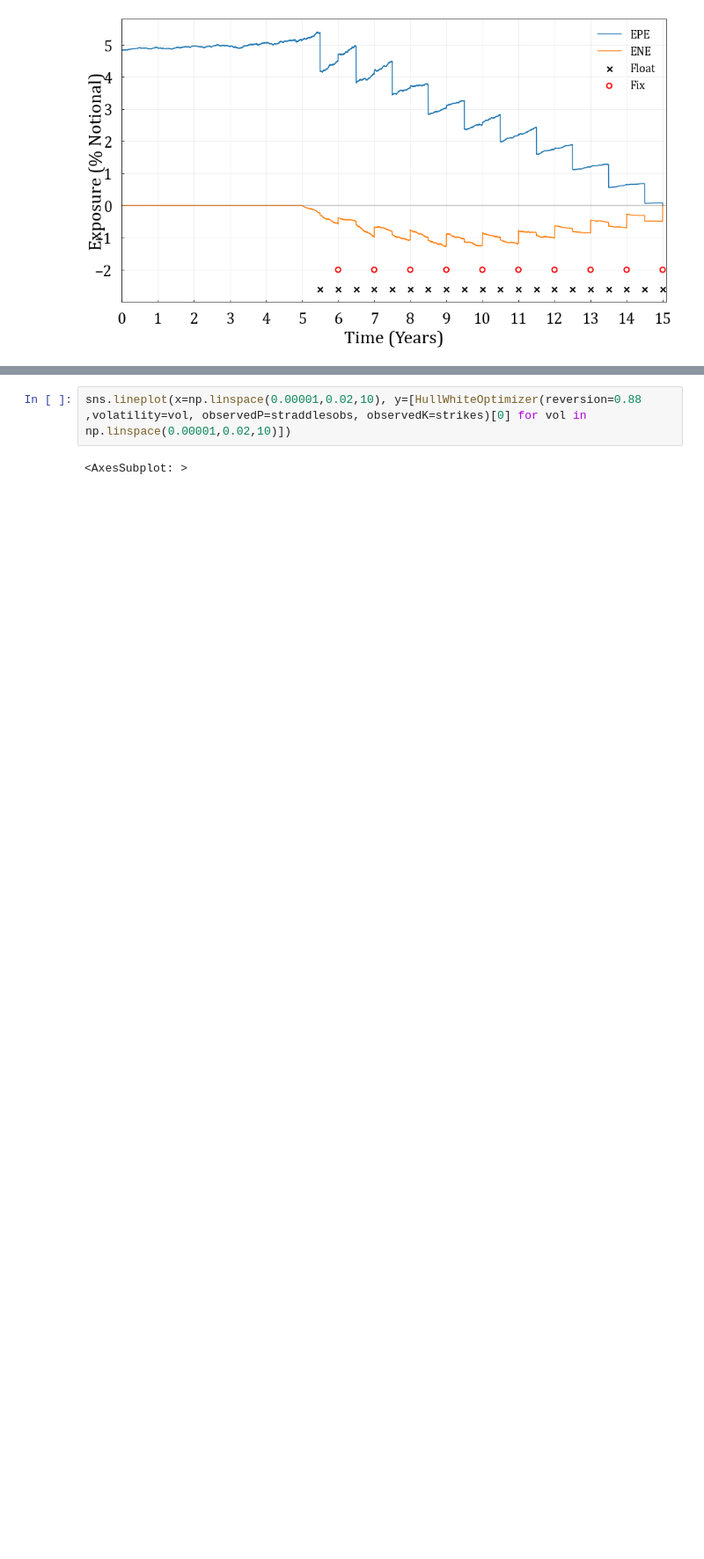
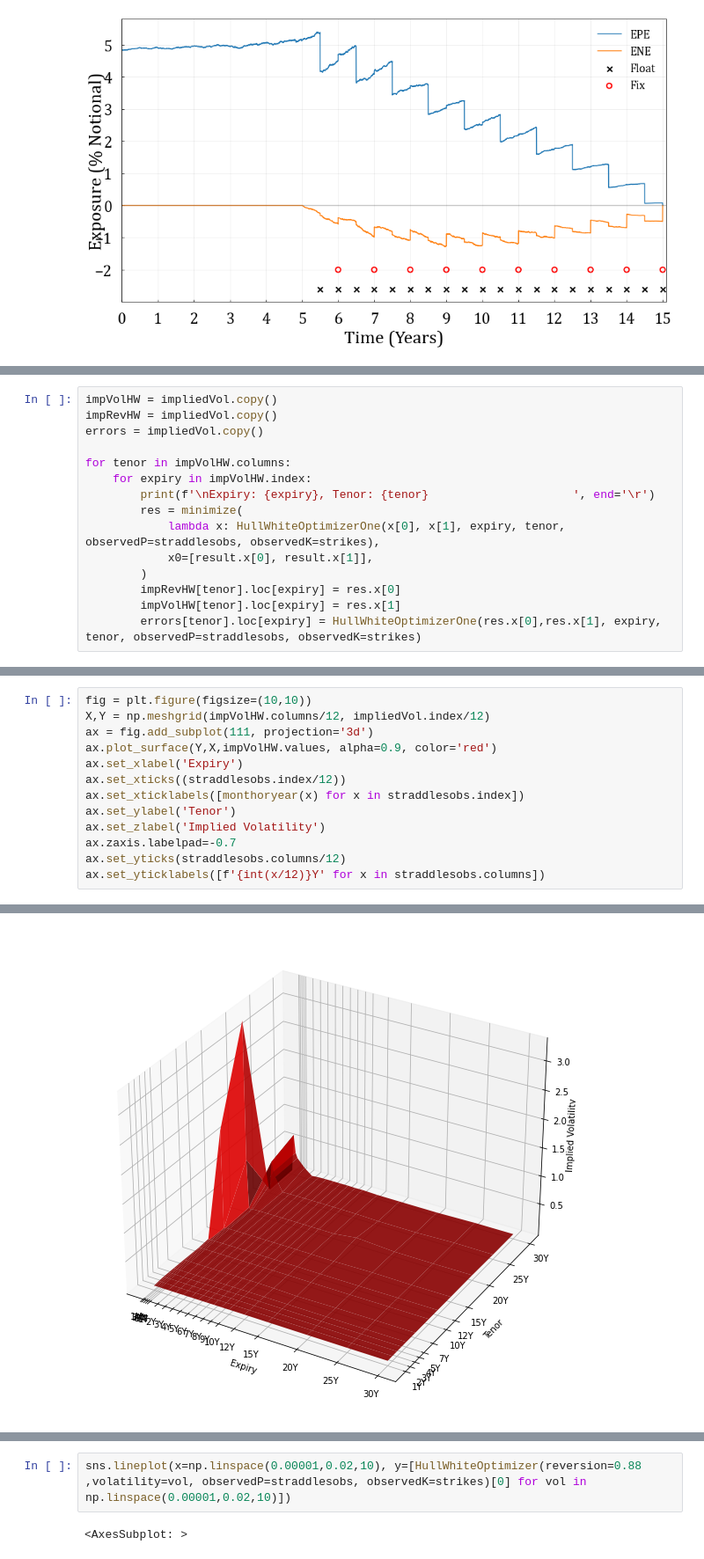
Before and after one commit to Eskild-afk/MasterThesis, a Jupyter notebook: quikMaths.ipynb, the cells around one changed output, grey strips where cells are left out. Shown at 88% size. Drawn from its saved outputs; the diff is of its cells as text; blank space fills up the shorter version.

```diff
--- a/quikMaths.ipynb
+++ b/quikMaths.ipynb
@@ -502,0 +452,15 @@ HW.ZCB(0,10),HW.marketZCB(10)
+# %%
+impVolHW = impliedVol.copy()
+impRevHW = impliedVol.copy()
+errors = impliedVol.copy()
+
+for tenor in impVolHW.columns:
+    for expiry in impVolHW.index:
+        print(f'\nExpiry: {expiry}, Tenor: {tenor}                     ', end='\r')
+        res = minimize(
+            lambda x: HullWhiteOptimizerOne(x[0], x[1], expiry, tenor, observedP=straddlesobs, observedK=strikes),
+            x0=[result.x[0], result.x[1]],
+        )
+        impRevHW[tenor].loc[expiry] = res.x[0]
+        impVolHW[tenor].loc[expiry] = res.x[1]
+        errors[tenor].loc[expiry] = HullWhiteOptimizerOne(res.x[0],res.x[1], expiry, tenor, observedP=straddlesobs, observedK=strikes)
@@ -502,0 +481,14 @@ HW.ZCB(0,10),HW.marketZCB(10)
+# %%
+fig = plt.figure(figsize=(10,10))
+X,Y = np.meshgrid(impVolHW.columns/12, impliedVol.index/12)
+ax = fig.add_subplot(111, projection='3d')
+ax.plot_surface(Y,X,impVolHW.values, alpha=0.9, color='red')
+ax.set_xlabel('Expiry')
+ax.set_xticks((straddlesobs.index/12))
+ax.set_xticklabels([monthoryear(x) for x in straddlesobs.index])
+ax.set_ylabel('Tenor')
+ax.set_zlabel('Implied Volatility')
+ax.zaxis.labelpad=-0.7
+ax.set_yticks(straddlesobs.columns/12)
+ax.set_yticklabels([f'{int(x/12)}Y' for x in straddlesobs.columns])
+# %% [output]
@@ -502,0 +507 @@ HW.ZCB(0,10),HW.marketZCB(10)
+[figure, added]
```
Also changed, not shown: parts of 22 cells of this notebook, 12 other files.
